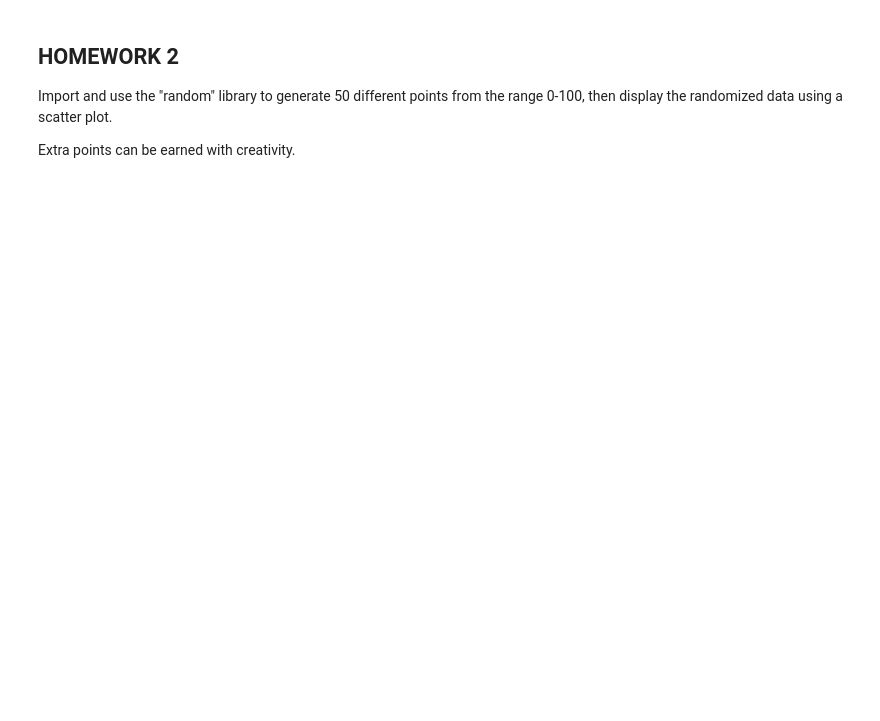
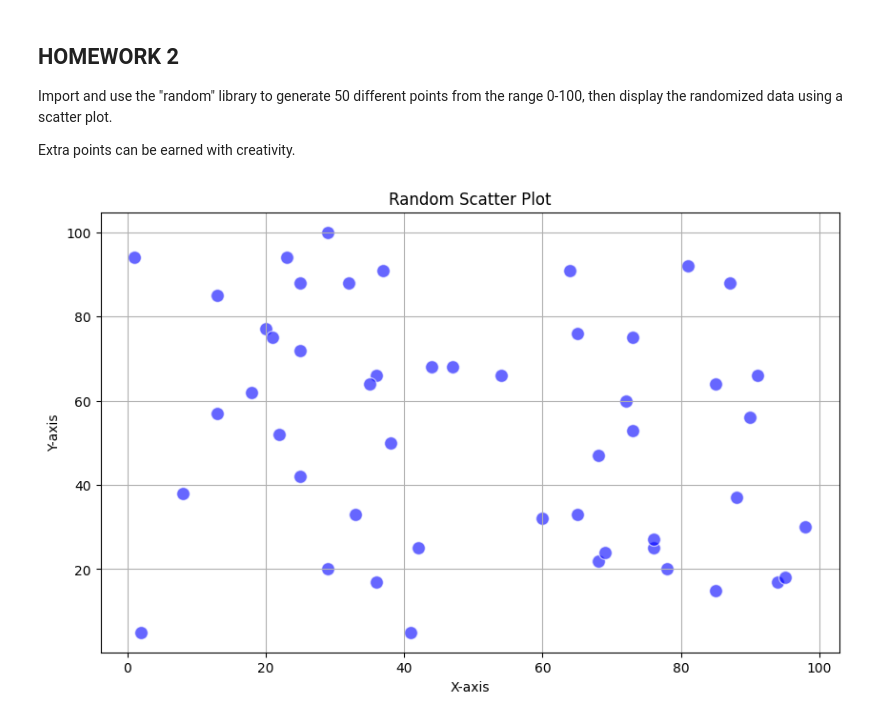
Before and after one commit to TimoA35/studentrepo, a Jupyter notebook: _notebooks/2023-10-26-Python-Libraries.ipynb, the cells around one changed output. Saved outputs shown, nothing was run; the diff lists cells and outputs as text; code cells hidden in the pictures; blank space fills up the shorter version.

```diff
--- a/_notebooks/2023-10-26-Python-Libraries.ipynb
+++ b/_notebooks/2023-10-26-Python-Libraries.ipynb
@@ -226,0 +341,14 @@ Extra points can be earned with creativity.
+# %%
+import random
+import matplotlib.pyplot as plt
+x = [random.randint(0, 100) for _ in range(50)]
+y = [random.randint(0, 100) for _ in range(50)]
+plt.figure(figsize=(10, 6))
+plt.scatter(x, y, c='blue', alpha=0.6, edgecolors='w', s=100)
+plt.title('Random Scatter Plot')
+plt.xlabel('X-axis')
+plt.ylabel('Y-axis')
+plt.grid(True)
+plt.show()
+# %% [output]
+[figure, added]
```
Also changed, not shown: parts of 9 cells of this notebook.
